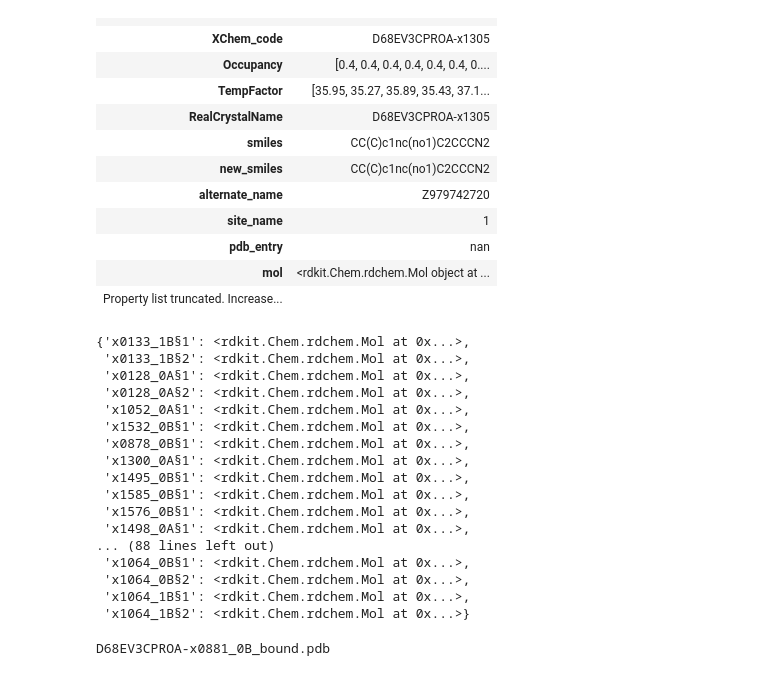
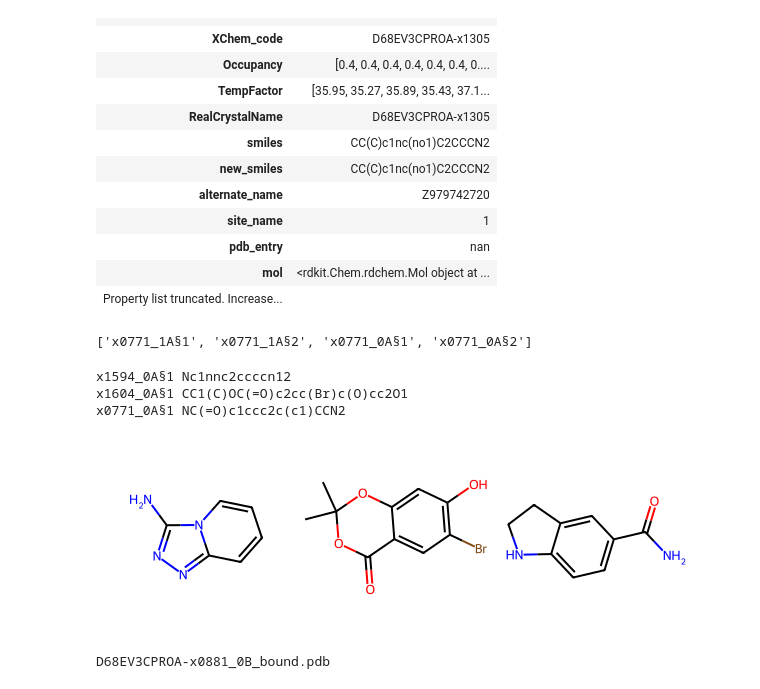
Before and after one commit to matteoferla/EV-D68-3C-protease, a Jupyter notebook: 02_hit-prep/hit_investigation.ipynb, the cells around one changed output. Cells and saved outputs as stored; diff of their text form; code cells hidden in the pictures.

```diff
--- a/02_hit-prep/hit_investigation.ipynb
+++ b/02_hit-prep/hit_investigation.ipynb
@@ -785,4 +677,0 @@ followup
-# %%
-copy = Chem.Mol(vicky.hits[0])
-AllChem.Compute2DCoords(copy)
-copy
@@ -1019,26 +751,26 @@ hitdex['x1305_0B§1']
 | pdb_entry | nan |
 | mol | <rdkit.Chem.rdchem.Mol object at ... |
 | Property list truncated. Increase... |  |
+# %%
+[h for h in hitdex if 'x0771' in h]
+# %% [output]
+['x0771_1A§1', 'x0771_1A§2', 'x0771_0A§1', 'x0771_0A§2']
 # %%
-hitdex
+import copy
+
+mols = list(map(hitdex.get, ['x1594_0A§1', 'x1604_0A§1', 'x0771_0A§1']))
+
+mols2D = copy.deepcopy(mols)
+for m in mols2D:
+    AllChem.Compute2DCoords(m)
+    print(m.GetProp('_Name'), Chem.MolToSmiles(m))
+
+Draw.MolsToGridImage(mols2D)
 # %% [output]
-{'x0133_1B§1': <rdkit.Chem.rdchem.Mol at 0x...>,
- 'x0133_1B§2': <rdkit.Chem.rdchem.Mol at 0x...>,
- 'x0128_0A§1': <rdkit.Chem.rdchem.Mol at 0x...>,
- 'x0128_0A§2': <rdkit.Chem.rdchem.Mol at 0x...>,
- 'x1052_0A§1': <rdkit.Chem.rdchem.Mol at 0x...>,
- 'x1532_0B§1': <rdkit.Chem.rdchem.Mol at 0x...>,
- 'x0878_0B§1': <rdkit.Chem.rdchem.Mol at 0x...>,
- 'x1300_0A§1': <rdkit.Chem.rdchem.Mol at 0x...>,
- 'x1495_0B§1': <rdkit.Chem.rdchem.Mol at 0x...>,
- 'x1585_0B§1': <rdkit.Chem.rdchem.Mol at 0x...>,
- 'x1576_0B§1': <rdkit.Chem.rdchem.Mol at 0x...>,
- 'x1498_0A§1': <rdkit.Chem.rdchem.Mol at 0x...>,
-... (88 lines left out)
- 'x1064_0B§1': <rdkit.Chem.rdchem.Mol at 0x...>,
- 'x1064_0B§2': <rdkit.Chem.rdchem.Mol at 0x...>,
- 'x1064_1B§1': <rdkit.Chem.rdchem.Mol at 0x...>,
- 'x1064_1B§2': <rdkit.Chem.rdchem.Mol at 0x...>}
+x1594_0A§1 Nc1nnc2ccccn12
+x1604_0A§1 CC1(C)OC(=O)c2cc(Br)c(O)cc2O1
+x0771_0A§1 NC(=O)c1ccc2c(c1)CCN2
+[figure, added]
 # %%
 !ls workshop/D68EV3CPROA/aligned/D68EV3CPROA-x0881_0B
 # %% [output]
```
Also changed, not shown: parts of 18 cells of this notebook, 4 other files.
